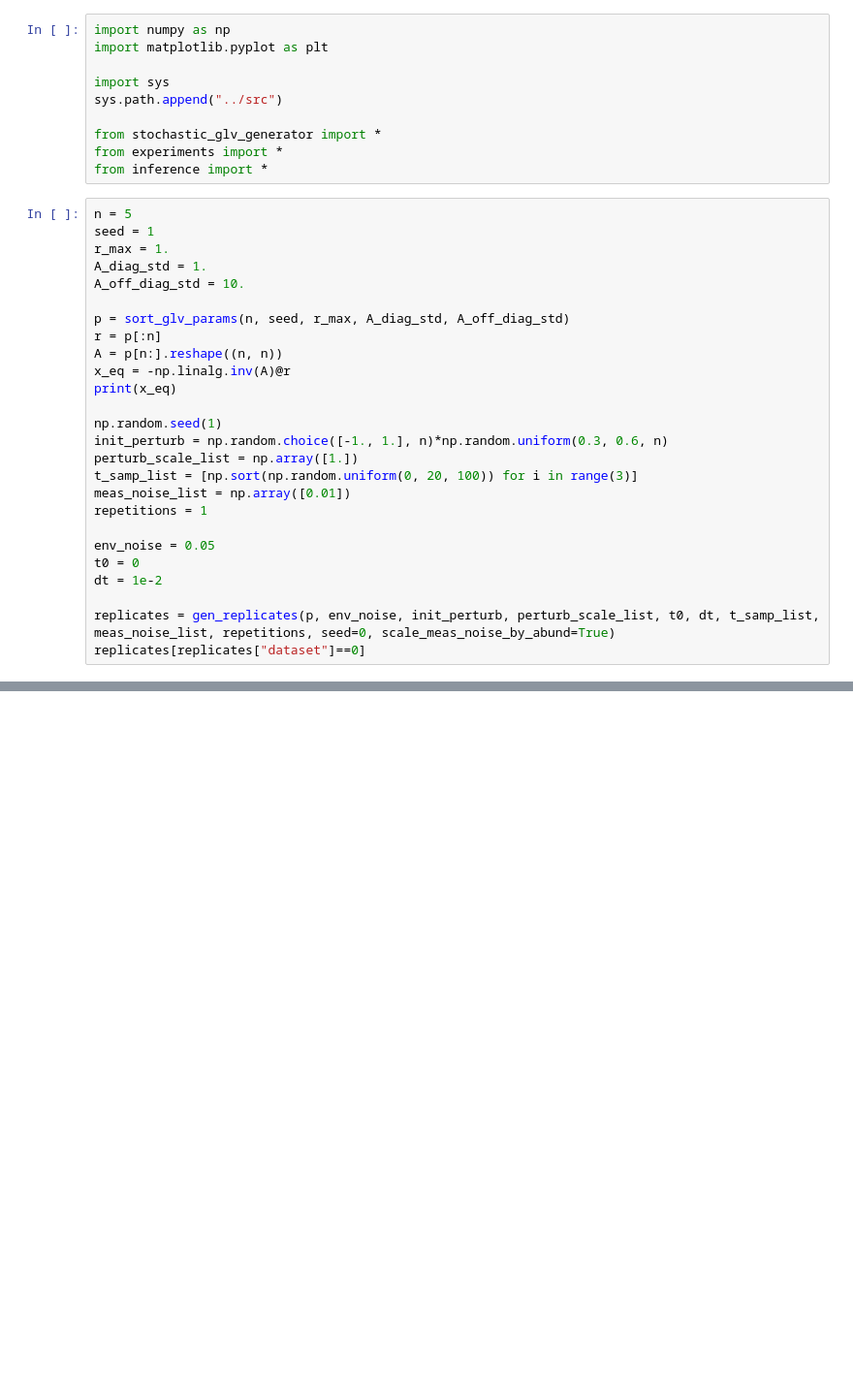
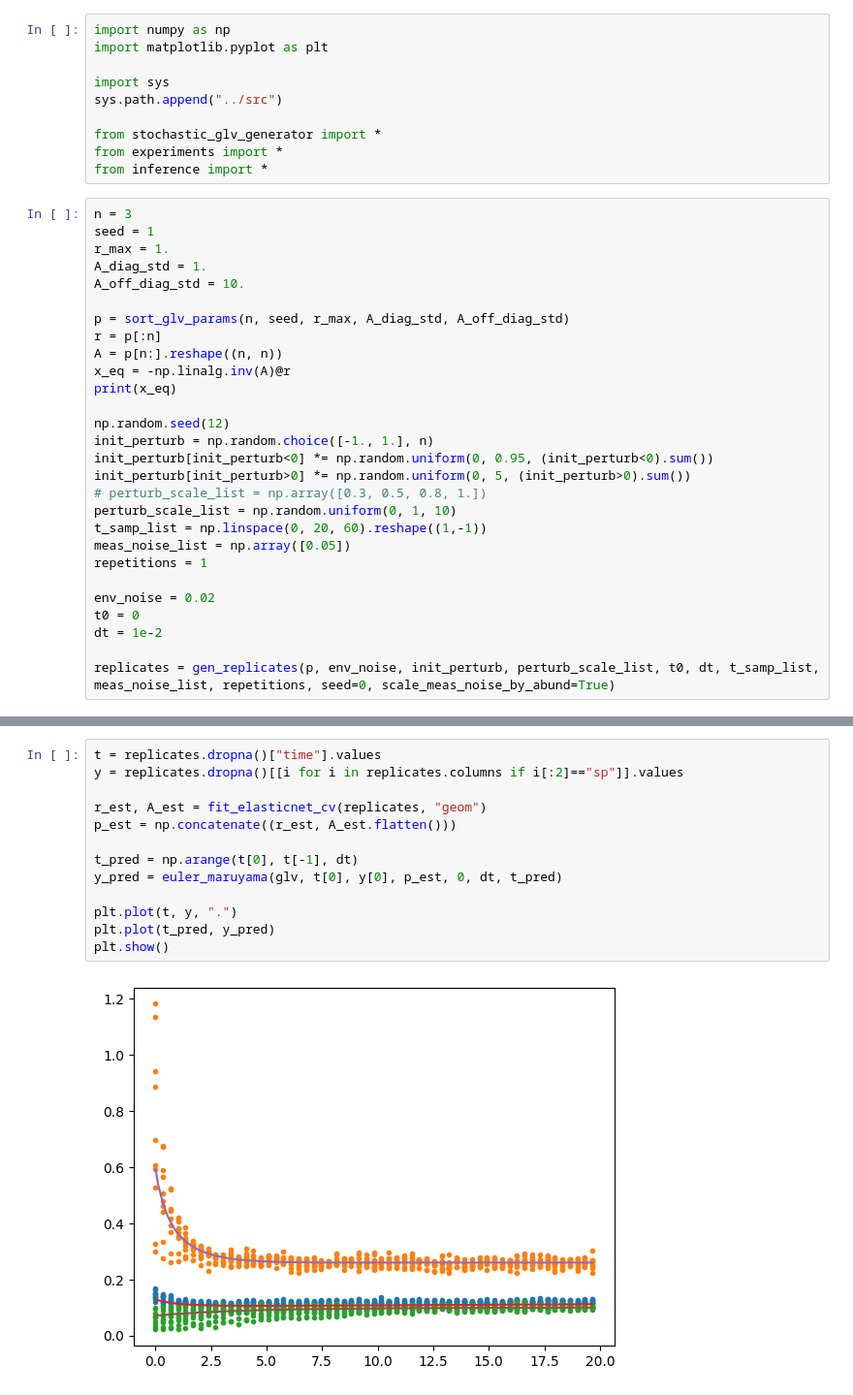
Before and after one commit to joaovaleriano/gLV_OED, a Jupyter notebook: notebooks/inference_tests.ipynb, the cells around one changed output, grey strips where cells are left out. Shown at 97% size. Drawn from its saved outputs; the diff is of its cells as text; blank space fills up the shorter version.

```diff
--- a/notebooks/inference_tests.ipynb
+++ b/notebooks/inference_tests.ipynb
@@ -11,7 +11,7 @@ from stochastic_glv_generator import *
 from experiments import *
 from inference import *
 # %%
-n = 5
+n = 3
 seed = 1
 r_max = 1.
 A_diag_std = 1.
@@ -23,17 +23,19 @@ A = p[n:].reshape((n, n))
 x_eq = -np.linalg.inv(A)@r
 print(x_eq)
 
-np.random.seed(1)
-init_perturb = np.random.choice([-1., 1.], n)*np.random.uniform(0.3, 0.6, n)
-perturb_scale_list = np.array([1.])
-t_samp_list = [np.sort(np.random.uniform(0, 20, 100)) for i in range(3)]
-meas_noise_list = np.array([0.01])
+np.random.seed(12)
+init_perturb = np.random.choice([-1., 1.], n)
+init_perturb[init_perturb<0] *= np.random.uniform(0, 0.95, (init_perturb<0).sum())
+init_perturb[init_perturb>0] *= np.random.uniform(0, 5, (init_perturb>0).sum())
+# perturb_scale_list = np.array([0.3, 0.5, 0.8, 1.])
+perturb_scale_list = np.random.uniform(0, 1, 10)
+t_samp_list = np.linspace(0, 20, 60).reshape((1,-1))
+meas_noise_list = np.array([0.05])
 repetitions = 1
 
-env_noise = 0.05
+env_noise = 0.02
 t0 = 0
 dt = 1e-2
 
 replicates = gen_replicates(p, env_noise, init_perturb, perturb_scale_list, t0, dt, t_samp_list, meas_noise_list, repetitions, seed=0, scale_meas_noise_by_abund=True)
-replicates[replicates["dataset"]==0]
 # %% [output]
@@ -74,0 +44,15 @@ replicates
+# %%
+t = replicates.dropna()["time"].values
+y = replicates.dropna()[[i for i in replicates.columns if i[:2]=="sp"]].values
+
+r_est, A_est = fit_elasticnet_cv(replicates, "geom")
+p_est = np.concatenate((r_est, A_est.flatten()))
+
+t_pred = np.arange(t[0], t[-1], dt)
+y_pred = euler_maruyama(glv, t[0], y[0], p_est, 0, dt, t_pred)
+
+plt.plot(t, y, ".")
+plt.plot(t_pred, y_pred)
+plt.show()
+# %% [output]
+[figure, added]
```
Also changed, not shown: parts of 3 cells of this notebook.
